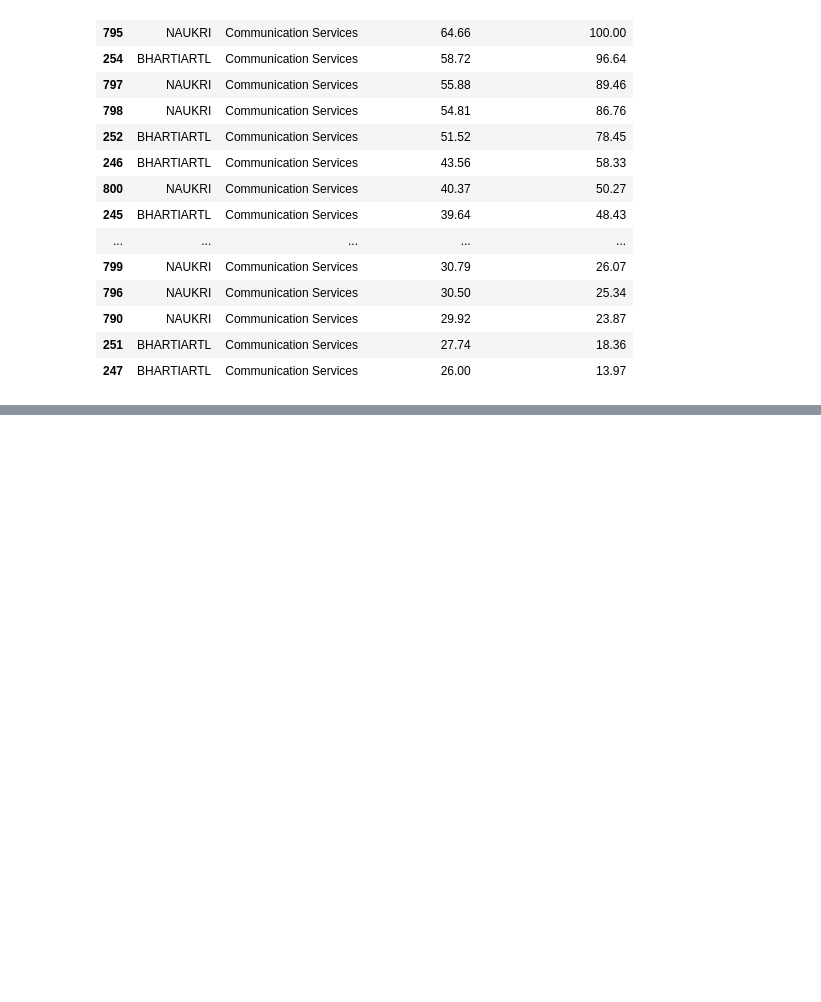
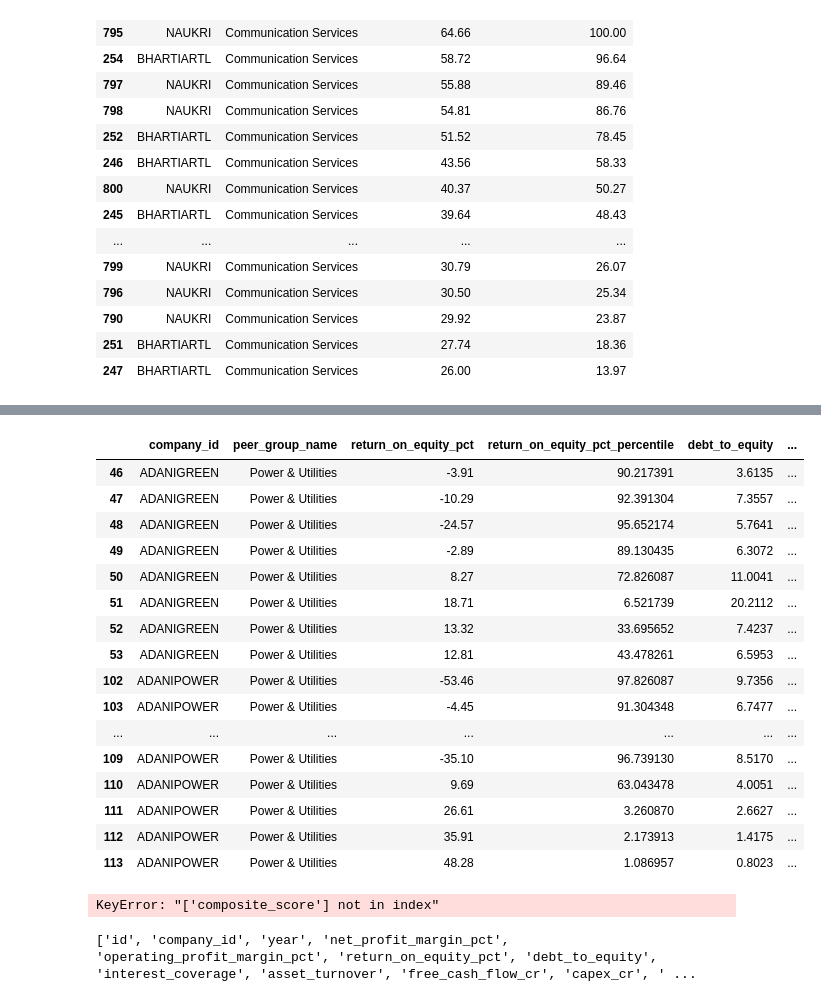
Before and after one commit to padmawararush9-del/n100-financial-intelligence-platform, a Jupyter notebook: Untitled5.ipynb, the cells around one changed output, grey strips where cells are left out. Saved outputs shown, nothing was run; the diff lists cells and outputs as text; code cells hidden in the pictures; blank space fills up the shorter version.

Commit message:
Complete Day 18 - Peer Analysis Engine

```diff
--- a/Untitled5.ipynb
+++ b/Untitled5.ipynb
@@ -850,0 +960,20 @@ df[
+# %%
+import importlib
+import src.analytics.peer as peer
+
+importlib.reload(peer)
+
+# Load peer groups
+peer_df = peer.load_peer_groups("data/raw/peer_groups.xlsx")
+
+# Merge with master dataframe
+df_peer = peer.assign_peer_groups(df, peer_df)
+
+# Verify
+df_peer[
+    [
+        "company_id",
+        "peer_group_name",
+        "is_benchmark"
+    ]
+].head(20)
@@ -850,0 +1061,49 @@ df[
+# %%
+import importlib
+import src.analytics.peer as peer
+
+importlib.reload(peer)
+
+df_peer = peer.compute_peer_percentiles(df_peer)
+# %%
+cols = [
+    "company_id",
+    "peer_group_name",
+    "return_on_equity_pct",
+    "return_on_equity_pct_percentile",
+    "debt_to_equity",
+    "debt_to_equity_percentile"
+]
+
+df_peer[df_peer["peer_group_name"] == "Power & Utilities"][cols].head(20)
+# %% [output]
+|  | company_id | peer_group_name | return_on_equity_pct | return_on_equity_pct_percentile | debt_to_equity | ... |
+| 46 | ADANIGREEN | Power & Utilities | -3.91 | 90.217391 | 3.6135 | ... |
+| 47 | ADANIGREEN | Power & Utilities | -10.29 | 92.391304 | 7.3557 | ... |
+| 48 | ADANIGREEN | Power & Utilities | -24.57 | 95.652174 | 5.7641 | ... |
+| 49 | ADANIGREEN | Power & Utilities | -2.89 | 89.130435 | 6.3072 | ... |
+| 50 | ADANIGREEN | Power & Utilities | 8.27 | 72.826087 | 11.0041 | ... |
+| 51 | ADANIGREEN | Power & Utilities | 18.71 | 6.521739 | 20.2112 | ... |
+| 52 | ADANIGREEN | Power & Utilities | 13.32 | 33.695652 | 7.4237 | ... |
+| 53 | ADANIGREEN | Power & Utilities | 12.81 | 43.478261 | 6.5953 | ... |
+| 102 | ADANIPOWER | Power & Utilities | -53.46 | 97.826087 | 9.7356 | ... |
+| 103 | ADANIPOWER | Power & Utilities | -4.45 | 91.304348 | 6.7477 | ... |
+| ... | ... | ... | ... | ... | ... | ... |
+| 109 | ADANIPOWER | Power & Utilities | -35.10 | 96.739130 | 8.5170 | ... |
+| 110 | ADANIPOWER | Power & Utilities | 9.69 | 63.043478 | 4.0051 | ... |
+| 111 | ADANIPOWER | Power & Utilities | 26.61 | 3.260870 | 2.6627 | ... |
+| 112 | ADANIPOWER | Power & Utilities | 35.91 | 2.173913 | 1.4175 | ... |
+| 113 | ADANIPOWER | Power & Utilities | 48.28 | 1.086957 | 0.8023 | ... |
+# %%
+import importlib
+import src.analytics.peer as peer
+
+importlib.reload(peer)
+
+df_peer = peer.compare_with_benchmark(df_peer)
+# %% [output]
+KeyError: "['composite_score'] not in index"
+# %%
+print(df_peer.columns.tolist())
+# %% [output]
+['id', 'company_id', 'year', 'net_profit_margin_pct', 'operating_profit_margin_pct', 'return_on_equity_pct', 'debt_to_equity', 'interest_coverage', 'asset_turnover', 'free_cash_flow_cr', 'capex_cr', ' ...
```
Also changed, not shown: parts of 76 cells of this notebook, 4 other files.
